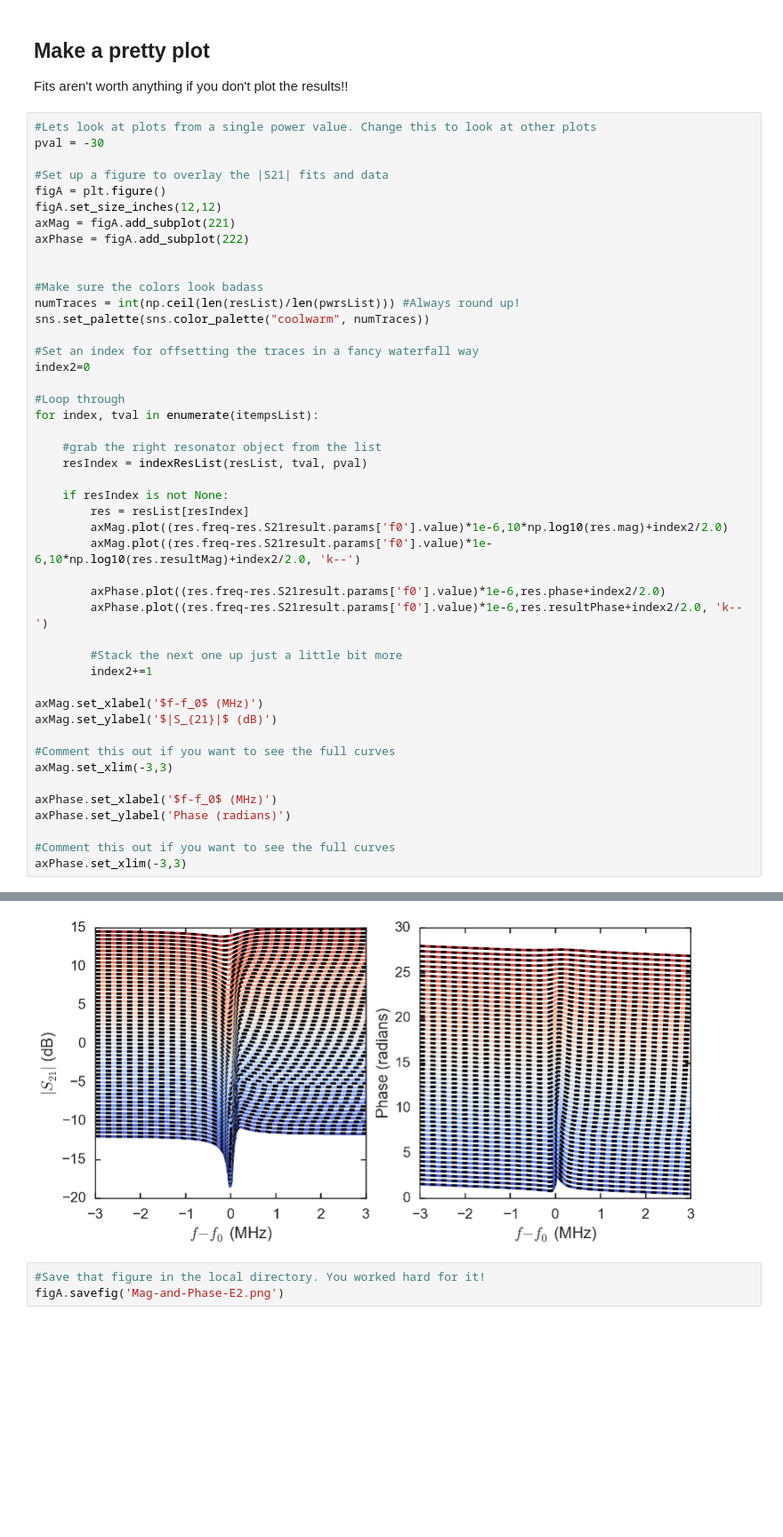
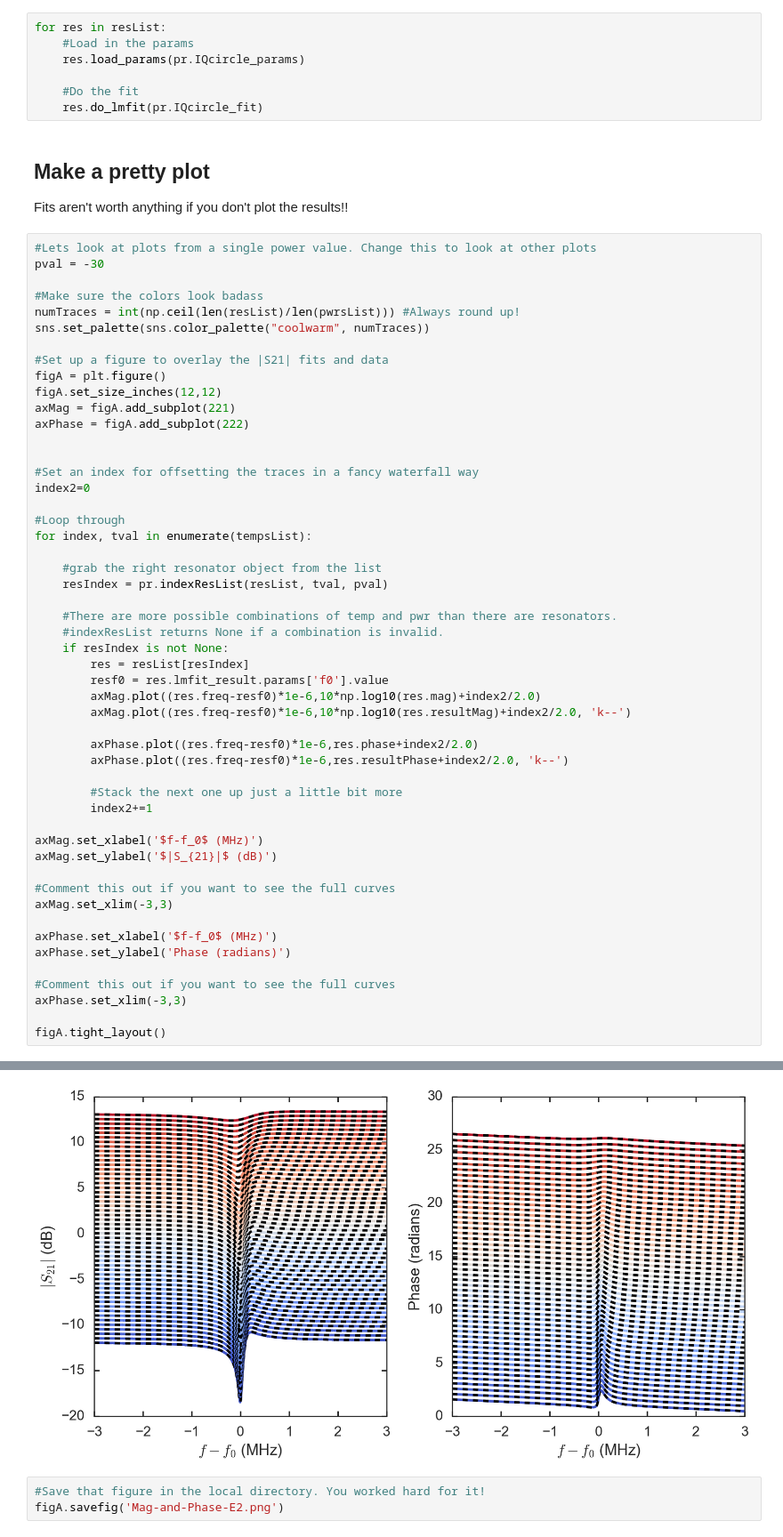
Before and after one commit to FaustinCarter/scraps, a Jupyter notebook: Example2-LotsOfData.ipynb, the cells around one changed output, grey strips where cells are left out. Shown at 89% size. Cells and saved outputs as stored; diff of their text form; blank space fills up the shorter version.

```diff
--- a/Example2-LotsOfData.ipynb
+++ b/Example2-LotsOfData.ipynb
@@ -166,3 +98,10 @@ for pwr in pwrsList:
+# %%
+for res in resList:
+    #Load in the params
+    res.load_params(pr.IQcircle_params)
+
+    #Do the fit
+    res.do_lmfit(pr.IQcircle_fit)
 # %% [markdown]
 Make a pretty plot
 ---------
@@ -170,6 +109,10 @@ Fits aren't worth anything if you don't plot the results!!
 # %%
 #Lets look at plots from a single power value. Change this to look at other plots
 pval = -30
+
+#Make sure the colors look badass
+numTraces = int(np.ceil(len(resList)/len(pwrsList))) #Always round up!
+sns.set_palette(sns.color_palette("coolwarm", numTraces))
 
 #Set up a figure to overlay the |S21| fits and data
 figA = plt.figure()
@@ -178,26 +121,25 @@ axMag = figA.add_subplot(221)
 axPhase = figA.add_subplot(222)
 
 
-#Make sure the colors look badass
-numTraces = int(np.ceil(len(resList)/len(pwrsList))) #Always round up!
-sns.set_palette(sns.color_palette("coolwarm", numTraces))
-
 #Set an index for offsetting the traces in a fancy waterfall way
 index2=0
 
 #Loop through
-for index, tval in enumerate(itempsList):
+for index, tval in enumerate(tempsList):
 
     #grab the right resonator object from the list
-    resIndex = indexResList(resList, tval, pval)
+    resIndex = pr.indexResList(resList, tval, pval)
 
+    #There are more possible combinations of temp and pwr than there are resonators.
+    #indexResList returns None if a combination is invalid.
     if resIndex is not None:
         res = resList[resIndex]
-        axMag.plot((res.freq-res.S21result.params['f0'].value)*1e-6,10*np.log10(res.mag)+index2/2.0)
-        axMag.plot((res.freq-res.S21result.params['f0'].value)*1e-6,10*np.log10(res.resultMag)+index2/2.0, 'k--')
+        resf0 = res.lmfit_result.params['f0'].value
+        axMag.plot((res.freq-resf0)*1e-6,10*np.log10(res.mag)+index2/2.0)
+        axMag.plot((res.freq-resf0)*1e-6,10*np.log10(res.resultMag)+index2/2.0, 'k--')
 
-        axPhase.plot((res.freq-res.S21result.params['f0'].value)*1e-6,res.phase+index2/2.0)
-        axPhase.plot((res.freq-res.S21result.params['f0'].value)*1e-6,res.resultPhase+index2/2.0, 'k--')
+        axPhase.plot((res.freq-resf0)*1e-6,res.phase+index2/2.0)
+        axPhase.plot((res.freq-resf0)*1e-6,res.resultPhase+index2/2.0, 'k--')
 
         #Stack the next one up just a little bit more
         index2+=1
@@ -213,4 +155,6 @@ axPhase.set_ylabel('Phase (radians)')
 
 #Comment this out if you want to see the full curves
 axPhase.set_xlim(-3,3)
+
+figA.tight_layout()
 # %% [output]
@@ -218,4 +161,4 @@ axPhase.set_xlim(-3,3)
-[figure, old version]
+[figure, new version]
 # %%
 #Save that figure in the local directory. You worked hard for it!
 figA.savefig('Mag-and-Phase-E2.png')
```
Also changed, not shown: parts of 15 cells of this notebook, 7 other files.
